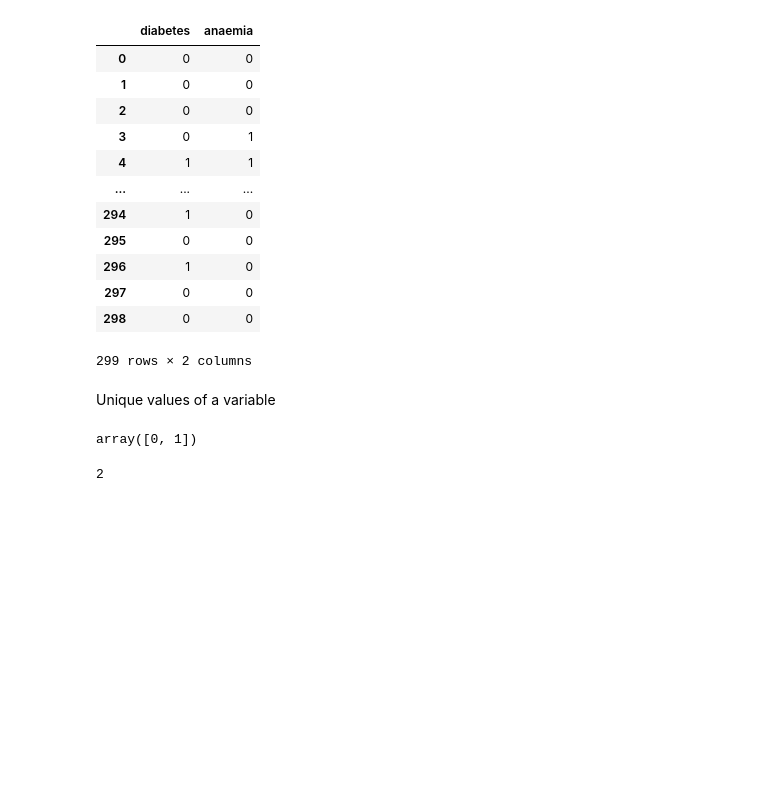
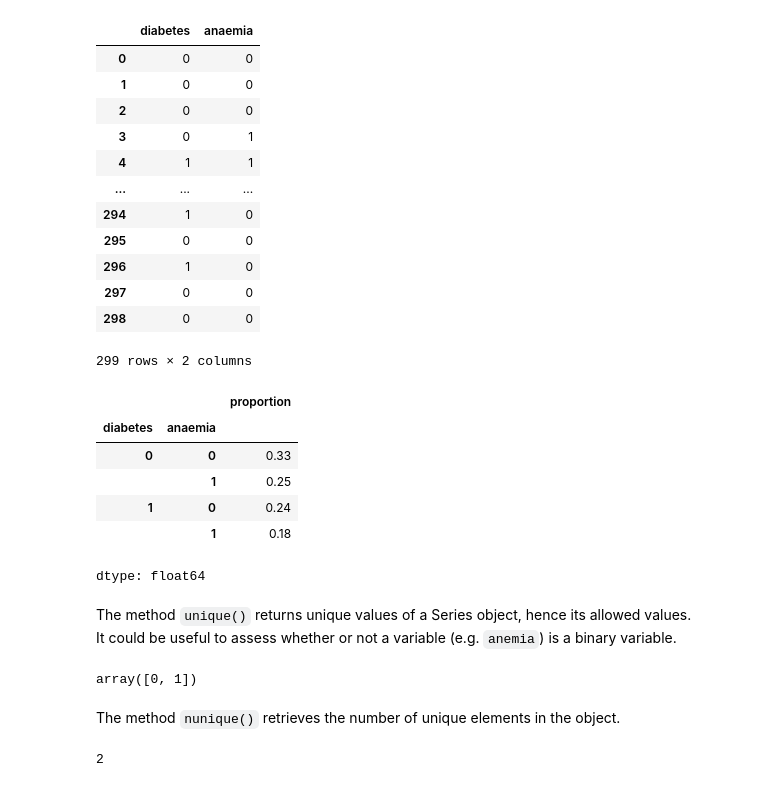
Before and after one commit to Thomas-Fabbris/applied-statistics-polimi, a Jupyter notebook: Labs/Lab_I_2026_TBC.ipynb, the cells around one changed output. Drawn from its saved outputs; the diff is of its cells as text; code cells hidden in the pictures; blank space fills up the shorter version.

```diff
--- a/Labs/Lab_I_2026_TBC.ipynb
+++ b/Labs/Lab_I_2026_TBC.ipynb
@@ -728,9 +776,22 @@ df[['diabetes', 'anaemia']]
-# %% [markdown]
-Unique values of a variable
+# %%
+df[['diabetes', 'anaemia']].value_counts(normalize=True)
+# %% [output]
+|  |  | proportion |
+| diabetes | anaemia |  |
+| 0 | 0 | 0.33 |
+|  | 1 | 0.25 |
+| 1 | 0 | 0.24 |
+|  | 1 | 0.18 |
+dtype: float64
+# %% [markdown]
+The method `unique()` returns unique values of a Series object, hence its allowed values.
+It could be useful to assess whether or not a variable (e.g. `anemia`) is a binary variable.
 # %%
 df['anaemia'].unique()
 # %% [output]
 array([0, 1])
+# %% [markdown]
+The method `nunique()` retrieves the number of unique elements in the object.
 # %%
 df['anaemia'].nunique()
 # %% [output]
```
Also changed, not shown: parts of 156 cells of this notebook.
